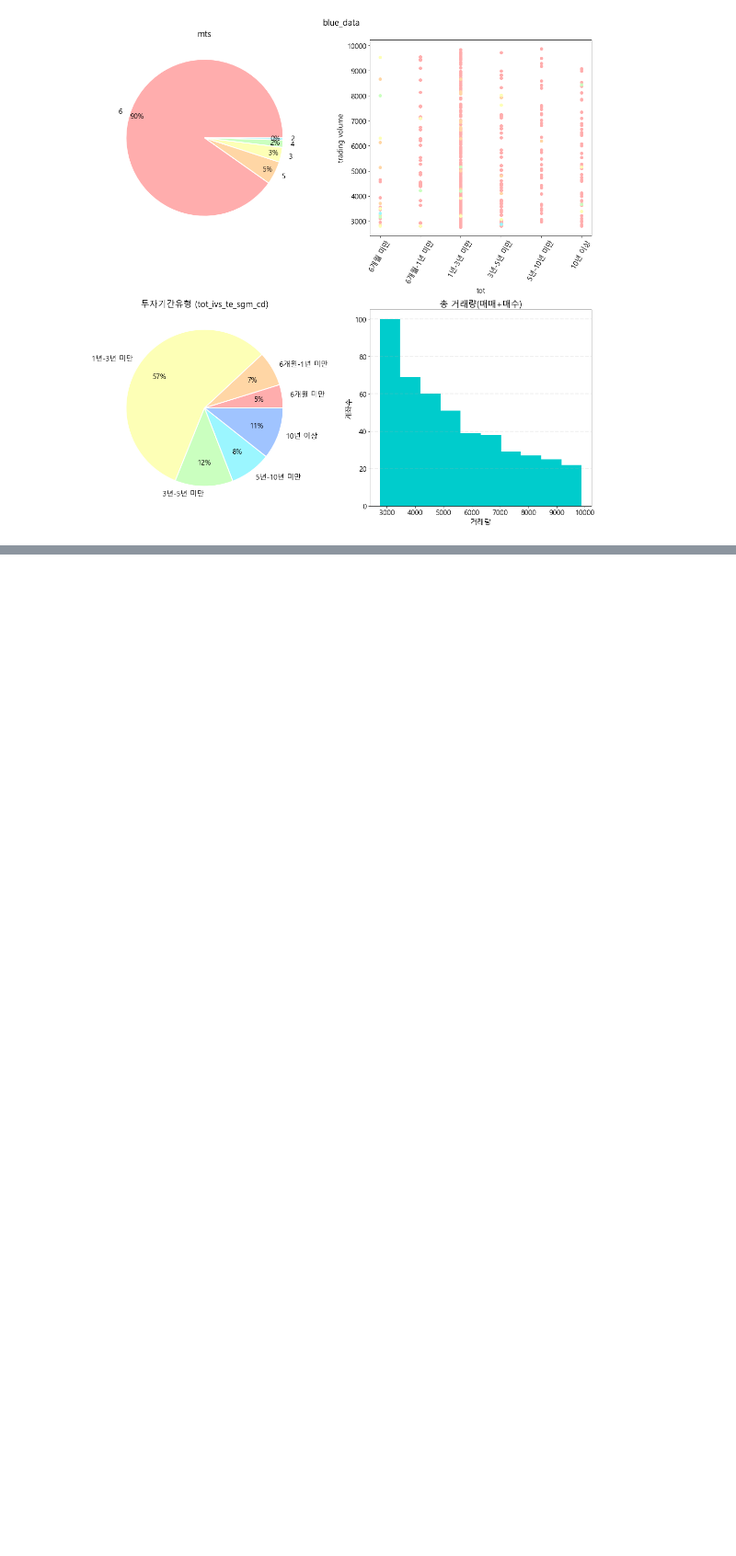
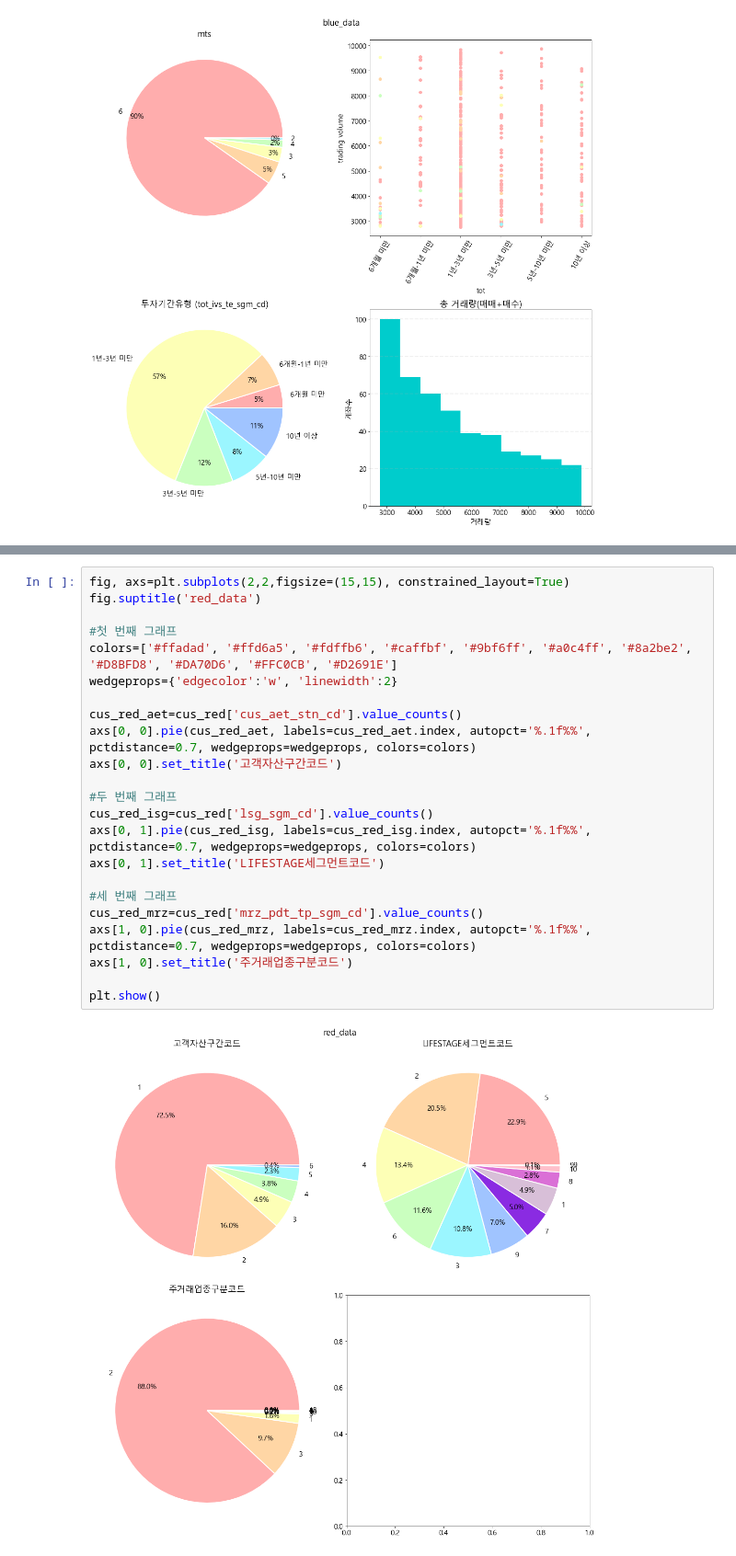
Before and after one commit to Dirtfy/NH_Project, a Jupyter notebook: test.ipynb, the cells around one changed output, grey strips where cells are left out. Shown at 92% size. Drawn from its saved outputs; the diff is of its cells as text; blank space fills up the shorter version.

```diff
--- a/test.ipynb
+++ b/test.ipynb
@@ -498,0 +480,25 @@ cus_ifo_blue
+# %%
+fig, axs=plt.subplots(2,2,figsize=(15,15), constrained_layout=True)
+fig.suptitle('red_data')
+
+#첫 번째 그래프
+colors=['#ffadad', '#ffd6a5', '#fdffb6', '#caffbf', '#9bf6ff', '#a0c4ff', '#8a2be2', '#D8BFD8', '#DA70D6', '#FFC0CB', '#D2691E']
+wedgeprops={'edgecolor':'w', 'linewidth':2}
+
+cus_red_aet=cus_red['cus_aet_stn_cd'].value_counts()
+axs[0, 0].pie(cus_red_aet, labels=cus_red_aet.index, autopct='%.1f%%', pctdistance=0.7, wedgeprops=wedgeprops, colors=colors)
+axs[0, 0].set_title('고객자산구간코드')
+
+#두 번째 그래프
+cus_red_isg=cus_red['lsg_sgm_cd'].value_counts()
+axs[0, 1].pie(cus_red_isg, labels=cus_red_isg.index, autopct='%.1f%%', pctdistance=0.7, wedgeprops=wedgeprops, colors=colors)
+axs[0, 1].set_title('LIFESTAGE세그먼트코드')
+
+#세 번째 그래프
+cus_red_mrz=cus_red['mrz_pdt_tp_sgm_cd'].value_counts()
+axs[1, 0].pie(cus_red_mrz, labels=cus_red_mrz.index, autopct='%.1f%%', pctdistance=0.7, wedgeprops=wedgeprops, colors=colors)
+axs[1, 0].set_title('주거래업종구분코드')
+
+plt.show()
+# %% [output]
+[figure, added]
```
Also changed, not shown: parts of 8 cells of this notebook.
